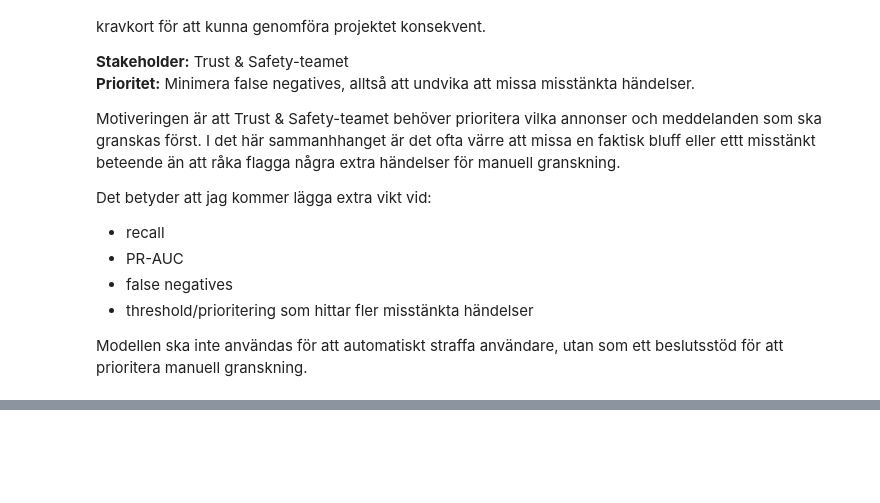
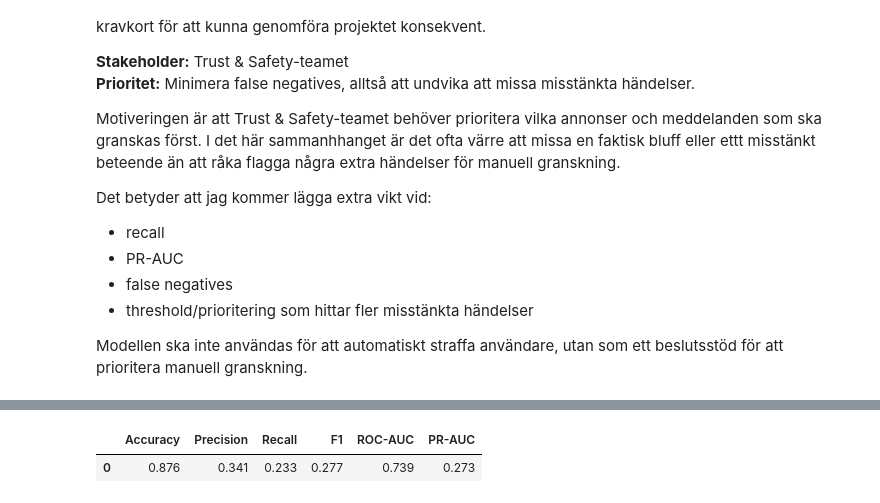
Before and after one commit to SoroushGReza/marketplace-safety-ml, a Jupyter notebook: notebooks/report.ipynb, the cells around one changed output, grey strips where cells are left out. Cells and saved outputs as stored; diff of their text form; code cells hidden in the pictures; blank space fills up the shorter version.

```diff
--- a/notebooks/report.ipynb
+++ b/notebooks/report.ipynb
@@ -530,0 +682,19 @@ Modellen ska inte användas för att automatiskt straffa användare, utan som et
+# %%
+y_test_pred = best_model.predict(X_test)
+y_test_proba = best_model.predict_proba(X_test)[:, 1]
+
+test_metrics = {
+    "Accuracy": accuracy_score(y_test, y_test_pred),
+    "Precision": precision_score(y_test, y_test_pred),
+    "Recall": recall_score(y_test, y_test_pred),
+    "F1": f1_score(y_test, y_test_pred),
+    "ROC-AUC": roc_auc_score(y_test, y_test_proba),
+    "PR-AUC": average_precision_score(y_test, y_test_proba)
+}
+
+test_metrics_df = pd.DataFrame([test_metrics]).round(3)
+
+test_metrics_df
+# %% [output]
+|  | Accuracy | Precision | Recall | F1 | ROC-AUC | PR-AUC |
+| 0 | 0.876 | 0.341 | 0.233 | 0.277 | 0.739 | 0.273 |
```
Also changed, not shown: parts of 13 cells of this notebook, 4 other files.
